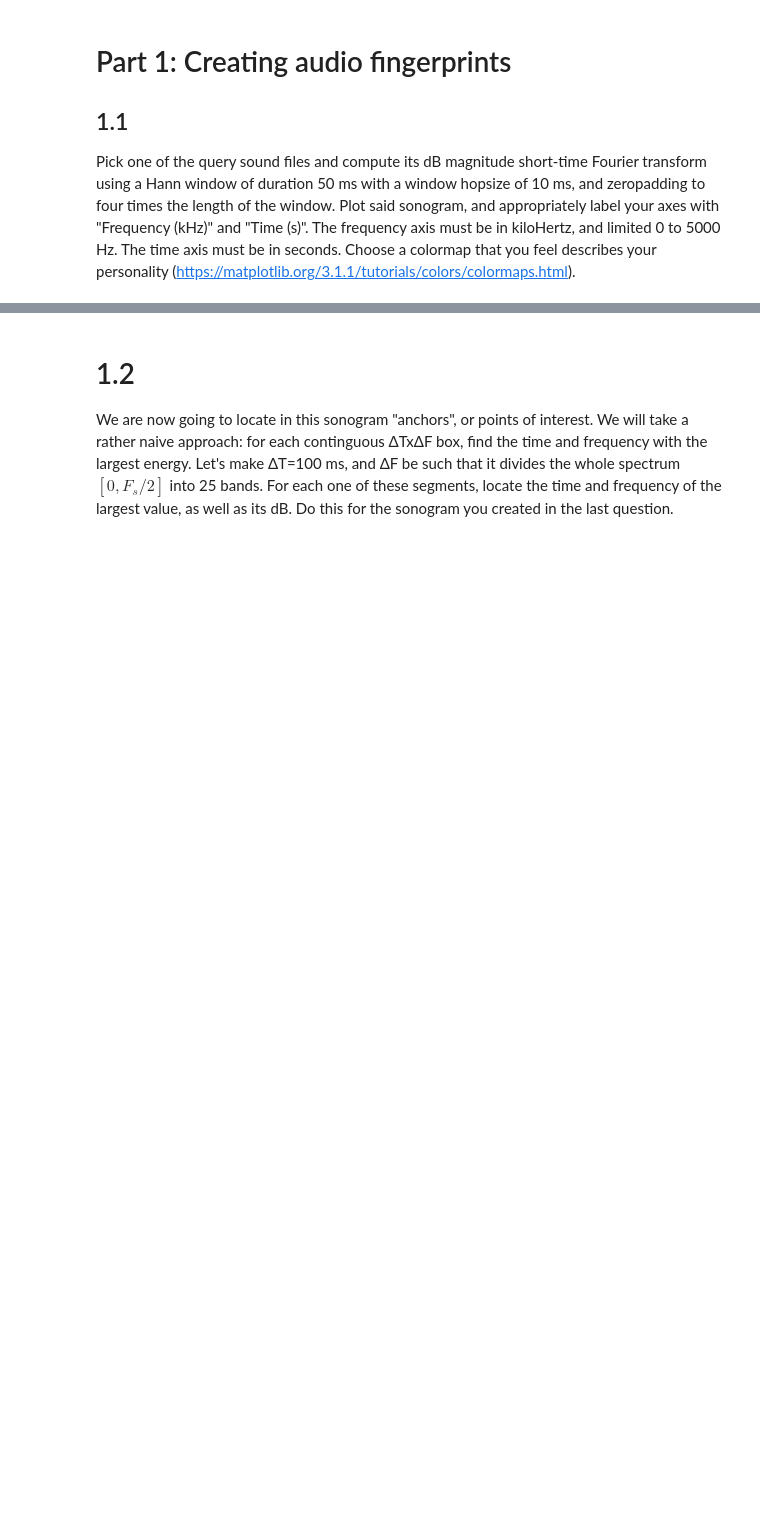
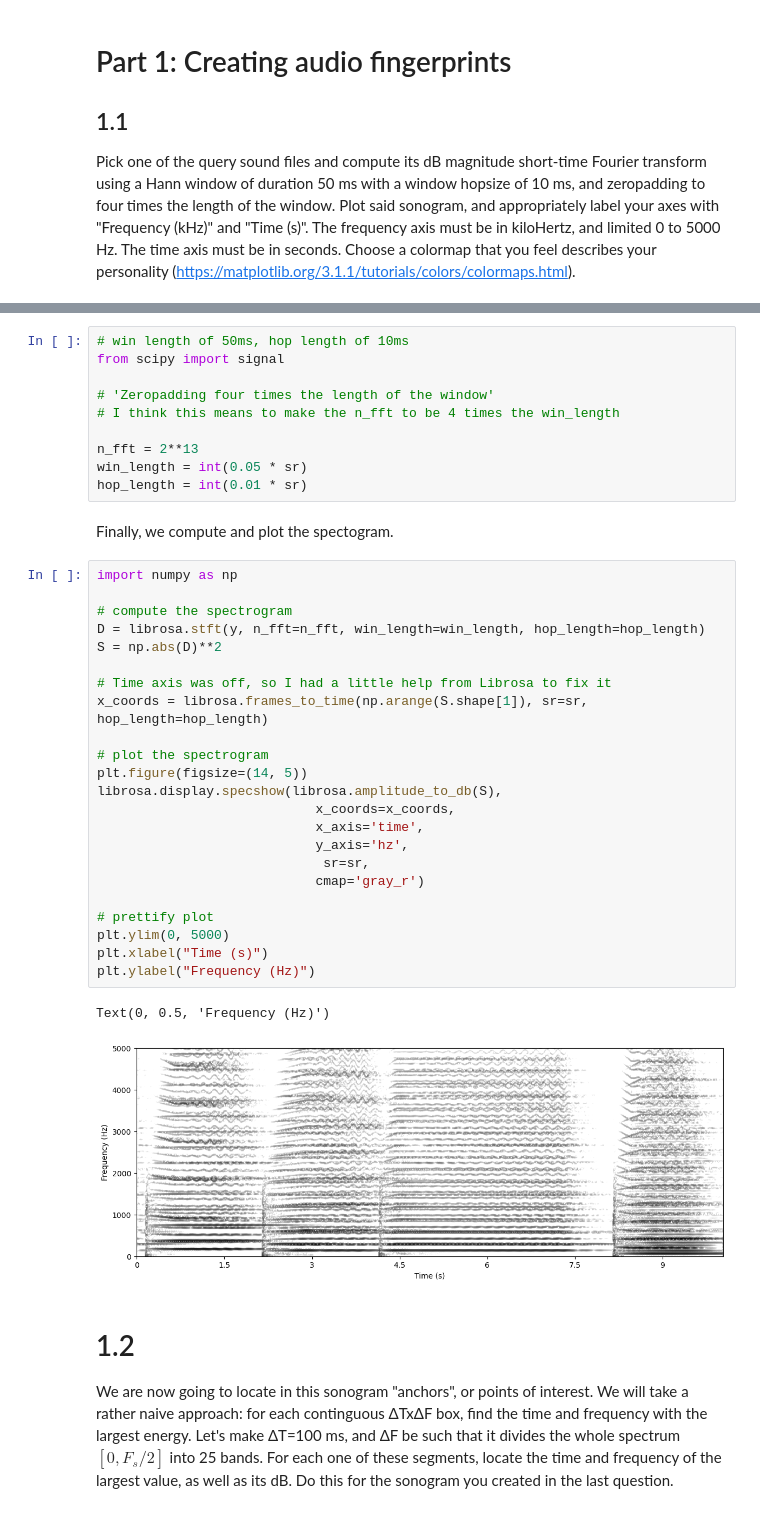
Before and after one commit to LinusOstlund/DT2470, a Jupyter notebook: labs/lab-4-information-retreival/DT2470_lab04-1.ipynb, the cells around one changed output, grey strips where cells are left out. Drawn from its saved outputs; the diff is of its cells as text; blank space fills up the shorter version.

```diff
--- a/labs/lab-4-information-retreival/DT2470_lab04-1.ipynb
+++ b/labs/lab-4-information-retreival/DT2470_lab04-1.ipynb
@@ -25,3 +56,41 @@ Pick one of the query sound files and compute its dB magnitude short-time Fourie
+# %%
+# win length of 50ms, hop length of 10ms
+from scipy import signal
+
+# 'Zeropadding four times the length of the window'
+# I think this means to make the n_fft to be 4 times the win_length
+
+n_fft = 2**13
+win_length = int(0.05 * sr)
+hop_length = int(0.01 * sr)
+# %% [markdown]
+Finally, we compute and plot the spectogram.
+# %%
+import numpy as np
+
+# compute the spectrogram
+D = librosa.stft(y, n_fft=n_fft, win_length=win_length, hop_length=hop_length)
+S = np.abs(D)**2
+
+# Time axis was off, so I had a little help from Librosa to fix it
+x_coords = librosa.frames_to_time(np.arange(S.shape[1]), sr=sr, hop_length=hop_length)
+
+# plot the spectrogram
+plt.figure(figsize=(14, 5))
+librosa.display.specshow(librosa.amplitude_to_db(S),
+                            x_coords=x_coords,
+                            x_axis='time',
+                            y_axis='hz',
+                             sr=sr,
+                            cmap='gray_r')
+
+# prettify plot
+plt.ylim(0, 5000)
+plt.xlabel("Time (s)")
+plt.ylabel("Frequency (Hz)")
+# %% [output]
+Text(0, 0.5, 'Frequency (Hz)')
+[figure, added]
 # %% [markdown]
 # 1.2
 
```
Also changed, not shown: parts of 19 cells of this notebook, 2 other files.
